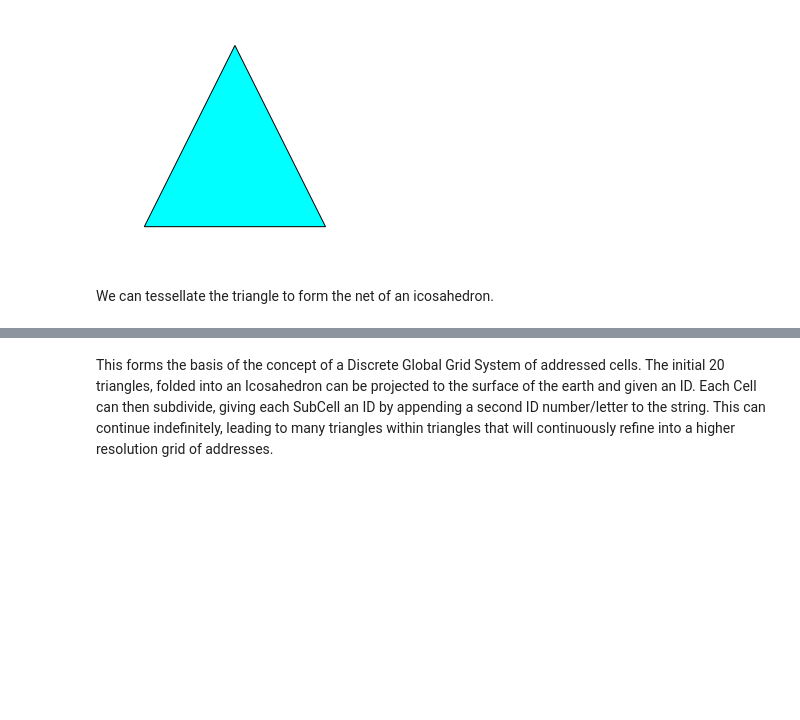
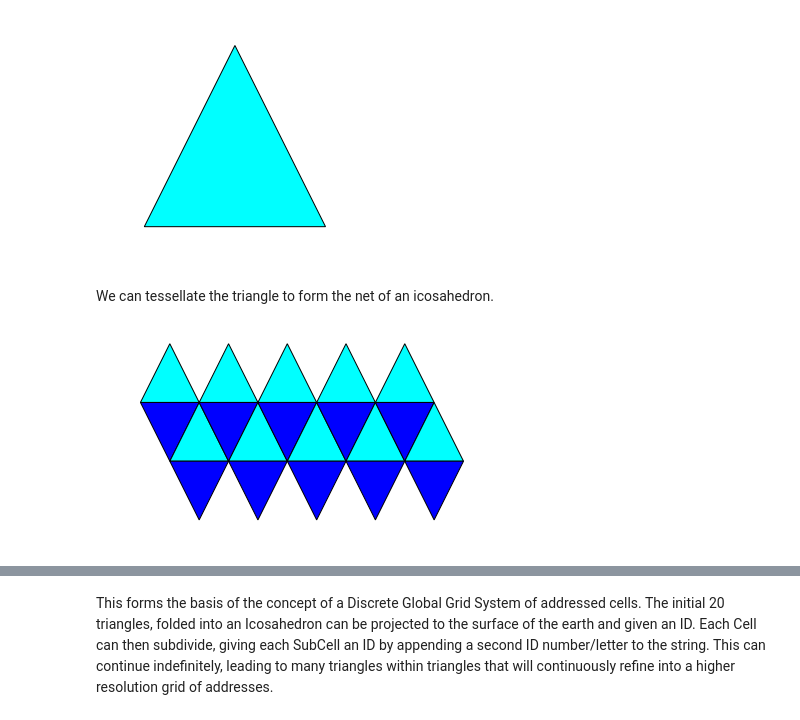
Before and after one commit to data-navigator/dggs, a Jupyter notebook: notebooks/Exploring Discrete Global Grid Systems.ipynb, the cells around one changed output, grey strips where cells are left out. Cells and saved outputs as stored; diff of their text form; code cells hidden in the pictures; blank space fills up the shorter version.

```diff
--- a/notebooks/Exploring Discrete Global Grid Systems.ipynb
+++ b/notebooks/Exploring Discrete Global Grid Systems.ipynb
@@ -33,75 +33,43 @@ plt.show()
 # %% [markdown]
 We can tessellate the triangle to form the net of an icosahedron.
 # %%
+import string
+
+vertices= [
+    [[0,0],[0.5,1],[1,0],[0,0]],
+    [[0,0],[0.5,-1],[1,0],[0,0]],
+    [[0.5,-1],[1.5,-1],[1,0],[0.5,-1]],
+    [[0.5,-1],[1,-2],[1.5,-1],[0.5,-1]],
+    [[1,0],[1.5,1],[2,0],[1,0]],
+    [[1,0],[1.5,-1],[2,0],[1,0]],
+    [[1.5,-1],[2.5,-1],[2,0],[1.5,-1]],
+    [[1.5,-1],[2,-2],[2.5,-1],[1.5,-1]],
+    [[2,0],[2.5,1],[3,0],[2,0]],
+    [[2,0],[2.5,-1],[3,0],[2,0]],
+    [[2.5,-1],[3.5,-1],[3,0],[2.5,-1]],
+    [[2.5,-1],[3,-2],[3.5,-1],[2.5,-1]],
+    [[3,0],[3.5,1],[4,0],[3,0]],
+    [[3,0],[3.5,-1],[4,0],[3,0]],
+    [[3.5,-1],[4.5,-1],[4,0],[3.5,-1]],
+    [[3.5,-1],[4,-2],[4.5,-1],[3.5,-1]],
+    [[4,0],[4.5,1],[5,0],[4,0]],
+    [[4,0],[4.5,-1],[5,0],[4,0]],
+    [[4.5,-1],[5.5,-1],[5,0],[4.5,-1]],
+    [[4.5,-1],[5,-2],[5.5,-1],[4.5,-1]],
+]
+
 fig1 = plt.figure()
 ax1 = fig1.add_subplot(111, aspect='equal')
-t1 = Path([[0,0],[0.5,1],[1,0],[0,0]])
-t2 = Path([[0,0],[0.5,-1],[1,0],[0,0]])
-t3 = Path([[0.5,-1],[1.5,-1],[1,0],[0.5,-1]])
-t4 = Path([[0.5,-1],[1,-2],[1.5,-1],[0.5,-1]])
-patch1 = PathPatch(t1, facecolor='cyan')
-patch2 = PathPatch(t2, facecolor='blue')
-patch3 = PathPatch(t3, facecolor='cyan')
-patch4 = PathPatch(t4, facecolor='blue')
-ax1.add_patch(patch1)
-ax1.add_patch(patch2)
-ax1.add_patch(patch3)
-ax1.add_patch(patch4)
-
-t5 = Path([[1,0],[1.5,1],[2,0],[1,0]])
-t6 = Path([[1,0],[1.5,-1],[2,0],[1,0]])
-t7 = Path([[1.5,-1],[2.5,-1],[2,0],[1.5,-1]])
-t8 = Path([[1.5,-1],[2,-2],[2.5,-1],[1.5,-1]])
-patch5 = PathPatch(t5, facecolor='cyan')
-patch6 = PathPatch(t6, facecolor='blue')
-patch7 = PathPatch(t7, facecolor='cyan')
-patch8 = PathPatch(t8, facecolor='blue')
-ax1.add_patch(patch5)
-ax1.add_patch(patch6)
-ax1.add_patch(patch7)
-ax1.add_patch(patch8)
-
-t9 = Path([[2,0],[2.5,1],[3,0],[2,0]])
-t10 = Path([[2,0],[2.5,-1],[3,0],[2,0]])
-t11 = Path([[2.5,-1],[3.5,-1],[3,0],[2.5,-1]])
-t12 = Path([[2.5,-1],[3,-2],[3.5,-1],[2.5,-1]])
-patch9 = PathPatch(t9, facecolor='cyan')
-patch10 = PathPatch(t10, facecolor='blue')
-patch11 = PathPatch(t11, facecolor='cyan')
-patch12 = PathPatch(t12, facecolor='blue')
-ax1.add_patch(patch9)
-ax1.add_patch(patch10)
-ax1.add_patch(patch11)
-ax1.add_patch(patch12)
-
-t13 = Path([[3,0],[3.5,1],[4,0],[3,0]])
-t14 = Path([[3,0],[3.5,-1],[4,0],[3,0]])
-t15 = Path([[3.5,-1],[4.5,-1],[4,0],[3.5,-1]])
-t16 = Path([[3.5,-1],[4,-2],[4.5,-1],[3.5,-1]])
-patch13 = PathPatch(t13, facecolor='cyan')
-patch14 = PathPatch(t14, facecolor='blue')
-patch15 = PathPatch(t15, facecolor='cyan')
-patch16 = PathPatch(t16, facecolor='blue')
-ax1.add_patch(patch13)
-ax1.add_patch(patch14)
-ax1.add_patch(patch15)
-ax1.add_patch(patch16)
-
-t17 = Path([[4,0],[4.5,1],[5,0],[4,0]])
-t18 = Path([[4,0],[4.5,-1],[5,0],[4,0]])
-t19 = Path([[4.5,-1],[5.5,-1],[5,0],[4.5,-1]])
-t20 = Path([[4.5,-1],[5,-2],[5.5,-1],[4.5,-1]])
-patch17 = PathPatch(t17, facecolor='cyan')
-patch18 = PathPatch(t18, facecolor='blue')
-patch19 = PathPatch(t19, facecolor='cyan')
-patch20 = PathPatch(t20, facecolor='blue')
-ax1.add_patch(patch17)
-ax1.add_patch(patch18)
-ax1.add_patch(patch19)
-ax1.add_patch(patch20)
-
 ax1.set_xlim((-0.1,5.6))
 ax1.set_ylim((-2.1,1.1))
+
+for i, v in enumerate(vertices):
+    c = 'cyan' if i%2 is 0 else 'blue'
+    t = Triangle(string.ascii_uppercase[i], v, c)
+    ax1.add_patch(t.patch)
+
 plt.axis('off')
 plt.show()
+# %% [output]
+[figure, added]
 # %% [markdown]
```
Also changed, not shown: parts of 3 cells of this notebook.
